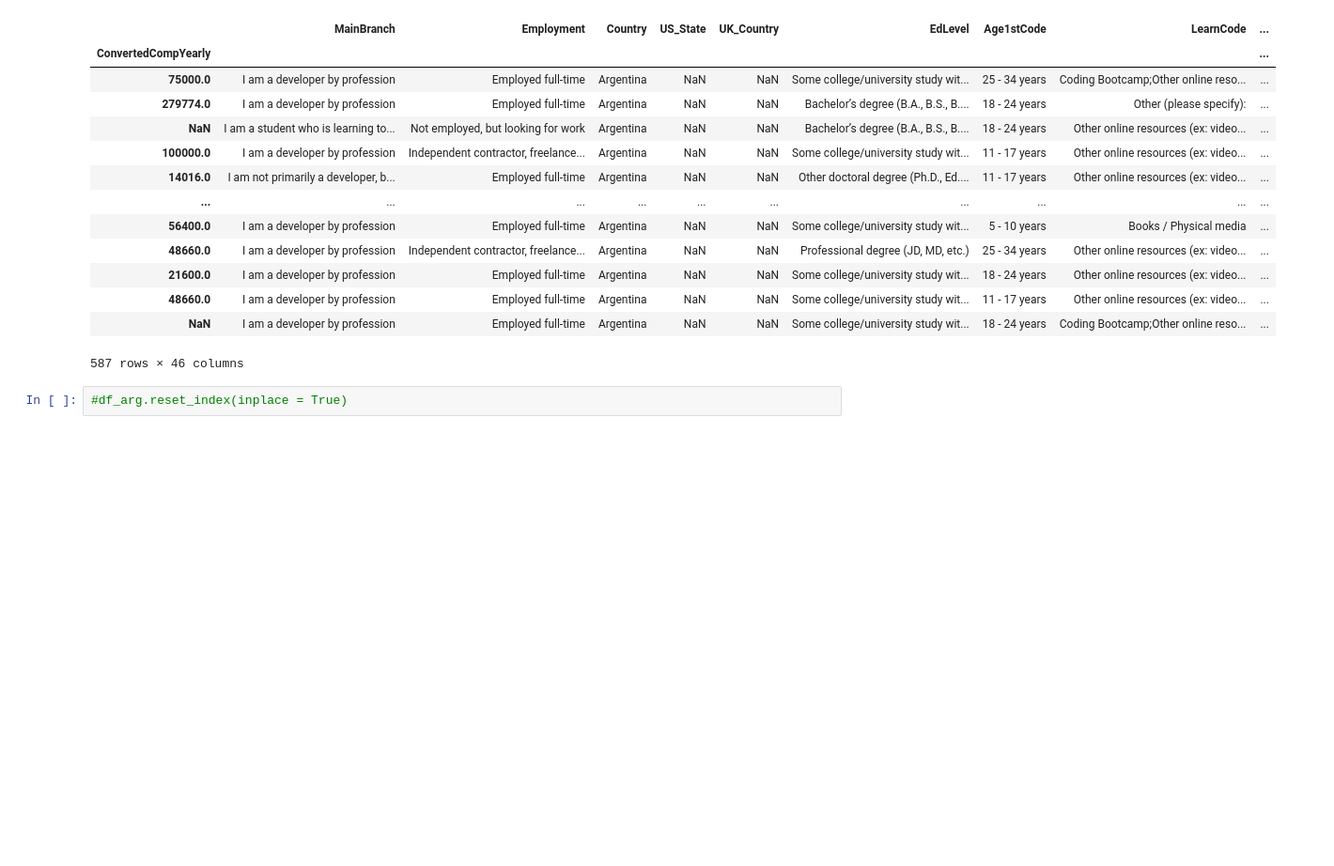
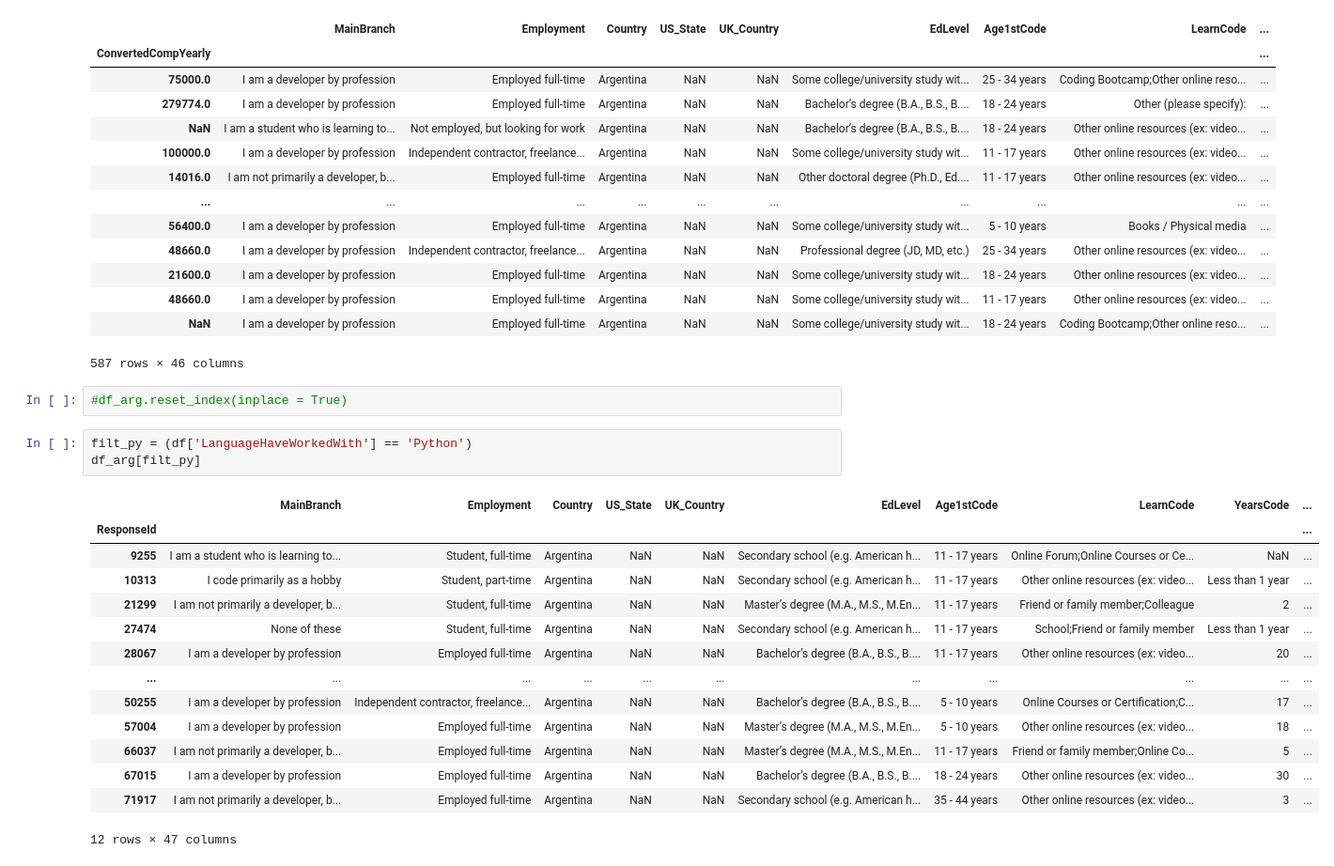
Before and after one commit to eseguia/pandas, a Jupyter notebook: stack_overflow.ipynb, the cells around one changed output. Shown at 94% size. Cells and saved outputs as stored; diff of their text form; blank space fills up the shorter version.

```diff
--- a/stack_overflow.ipynb
+++ b/stack_overflow.ipynb
@@ -114,3 +114,21 @@ df_arg.set_index('ConvertedCompYearly')
 587 rows × 46 columns
 # %%
 #df_arg.reset_index(inplace = True)
+# %%
+filt_py = (df['LanguageHaveWorkedWith'] == 'Python')
+df_arg[filt_py]
+# %% [output]
+|  | MainBranch | Employment | Country | US_State | UK_Country | EdLevel | Age1stCode | LearnCode | YearsCode | ... |
+| ResponseId |  |  |  |  |  |  |  |  |  | ... |
+| 9255 | I am a student who is learning to... | Student, full-time | Argentina | NaN | NaN | Secondary school (e.g. American h... | 11 - 17 years | Online Forum;Online Courses or Ce... | NaN | ... |
+| 10313 | I code primarily as a hobby | Student, part-time | Argentina | NaN | NaN | Secondary school (e.g. American h... | 11 - 17 years | Other online resources (ex: video... | Less than 1 year | ... |
+| 21299 | I am not primarily a developer, b... | Student, full-time | Argentina | NaN | NaN | Master’s degree (M.A., M.S., M.En... | 11 - 17 years | Friend or family member;Colleague | 2 | ... |
+| 27474 | None of these | Student, full-time | Argentina | NaN | NaN | Secondary school (e.g. American h... | 11 - 17 years | School;Friend or family member | Less than 1 year | ... |
+| 28067 | I am a developer by profession | Employed full-time | Argentina | NaN | NaN | Bachelor’s degree (B.A., B.S., B.... | 11 - 17 years | Other online resources (ex: video... | 20 | ... |
+| ... | ... | ... | ... | ... | ... | ... | ... | ... | ... | ... |
+| 50255 | I am a developer by profession | Independent contractor, freelance... | Argentina | NaN | NaN | Bachelor’s degree (B.A., B.S., B.... | 5 - 10 years | Online Courses or Certification;C... | 17 | ... |
+| 57004 | I am a developer by profession | Employed full-time | Argentina | NaN | NaN | Master’s degree (M.A., M.S., M.En... | 5 - 10 years | Other online resources (ex: video... | 18 | ... |
+| 66037 | I am not primarily a developer, b... | Employed full-time | Argentina | NaN | NaN | Master’s degree (M.A., M.S., M.En... | 11 - 17 years | Friend or family member;Online Co... | 5 | ... |
+| 67015 | I am a developer by profession | Employed full-time | Argentina | NaN | NaN | Bachelor’s degree (B.A., B.S., B.... | 18 - 24 years | Other online resources (ex: video... | 30 | ... |
+| 71917 | I am not primarily a developer, b... | Employed full-time | Argentina | NaN | NaN | Secondary school (e.g. American h... | 35 - 44 years | Other online resources (ex: video... | 3 | ... |
+12 rows × 47 columns
```
Also changed, not shown: parts of 42 cells of this notebook, 2 other files.
